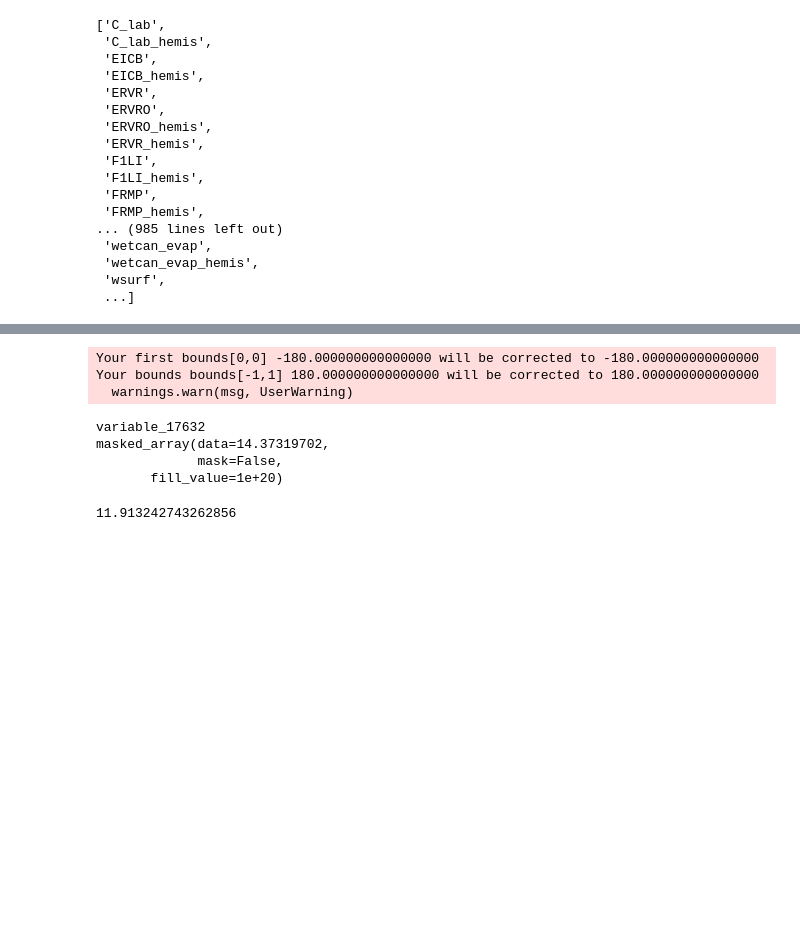
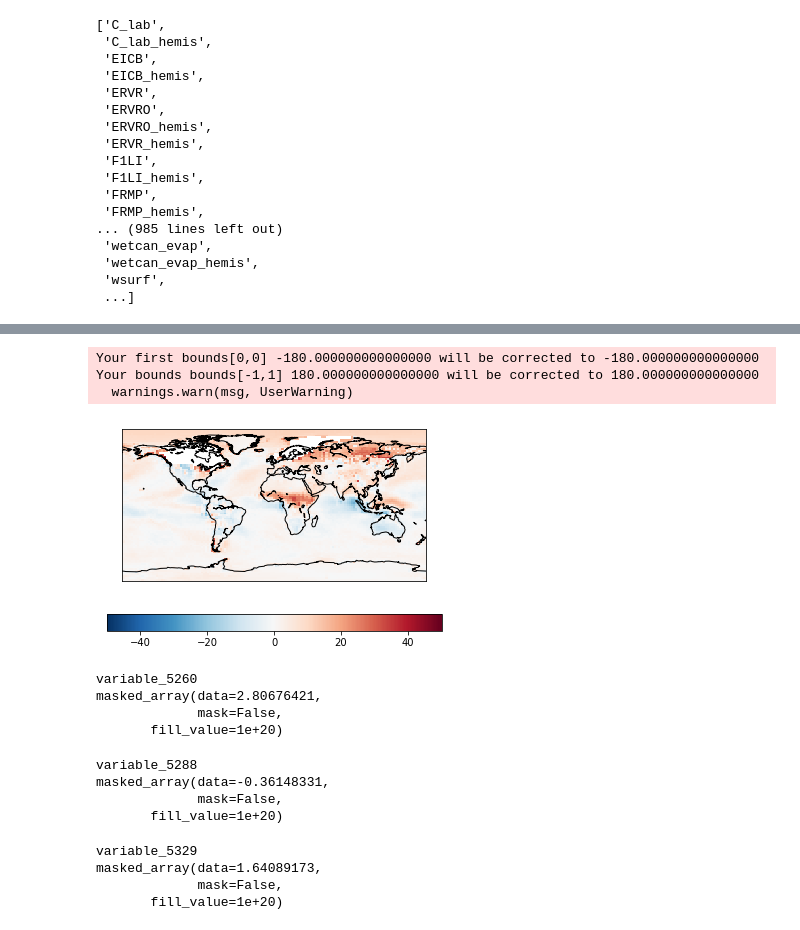
Before and after one commit to katemarvel/WCRP_ECS, a Jupyter notebook: GISS_LGM.ipynb, the cells around one changed output, grey strips where cells are left out. Drawn from its saved outputs; the diff is of its cells as text; code cells hidden in the pictures; blank space fills up the shorter version.

```diff
--- a/GISS_LGM.ipynb
+++ b/GISS_LGM.ipynb
@@ -366,14 +344,30 @@ fLGM.variables["t_1"].attributes
+# %%
+plot_delta("swcrf_toa",vmin=-50,vmax=50,mask_land_ice=True)
+# %% [output]
+Your first bounds[0,0] -180.000000000000000 will be corrected to -180.000000000000000
+Your bounds bounds[-1,1] 180.000000000000000 will be corrected to 180.000000000000000
+  warnings.warn(msg, UserWarning)
+[figure, added]
 # %%
-cdutil.averager(tsurf_piC,axis='xy')
+cdutil.averager(deltafixedSST("swcrf_toa"),axis='xy')
 # %% [output]
-Your first bounds[0,0] -180.000000000000000 will be corrected to -180.000000000000000
-Your bounds bounds[-1,1] 180.000000000000000 will be corrected to 180.000000000000000
-  warnings.warn(msg, UserWarning)
+variable_5260
+masked_array(data=2.80676421,
+             mask=False,
+       fill_value=1e+20)
-variable_17632
-masked_array(data=14.37319702,
-             mask=False,
-       fill_value=1e+20)
-# %%
-T0p5[0]
-# %% [output]
-11.913242743262856
+# %%
+cdutil.averager(deltafixedSST("lwcrf_toa"),axis='xy')
+# %% [output]
+variable_5288
+masked_array(data=-0.36148331,
+             mask=False,
+       fill_value=1e+20)
+# %%
+landicechange=deltafixedSST("landicefr")
+#np.where(landicechange>99)
+cdutil.averager(MV.masked_where(landicechange>99,deltafixedSST("swcrf_toa")),axis='xy')
+# %% [output]
+variable_5329
+masked_array(data=1.64089173,
+             mask=False,
+       fill_value=1e+20)
```
Also changed, not shown: parts of 25 cells of this notebook, 1 other file.
